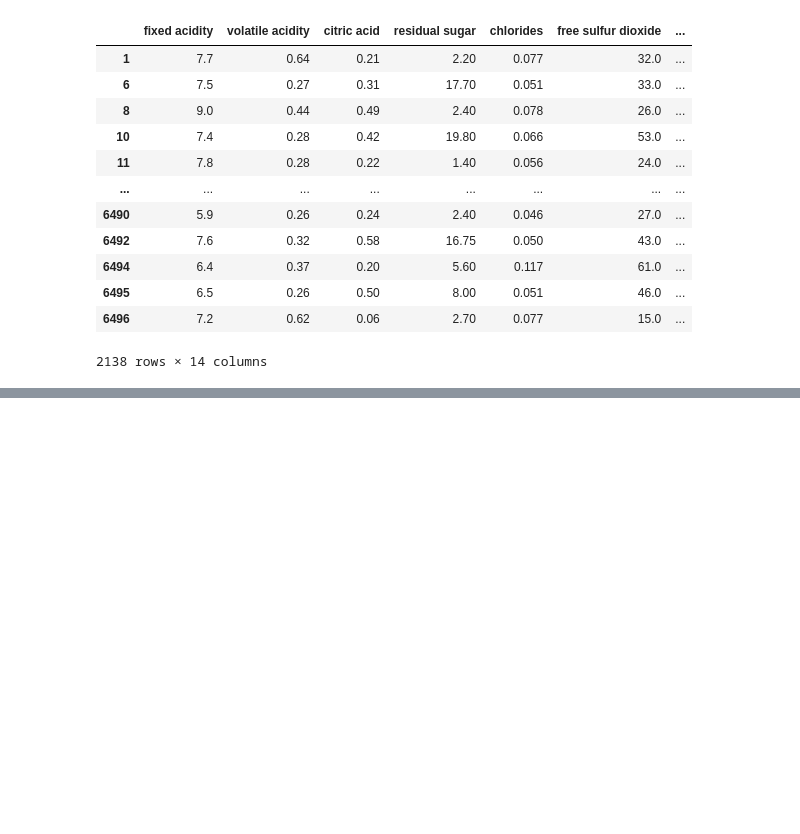
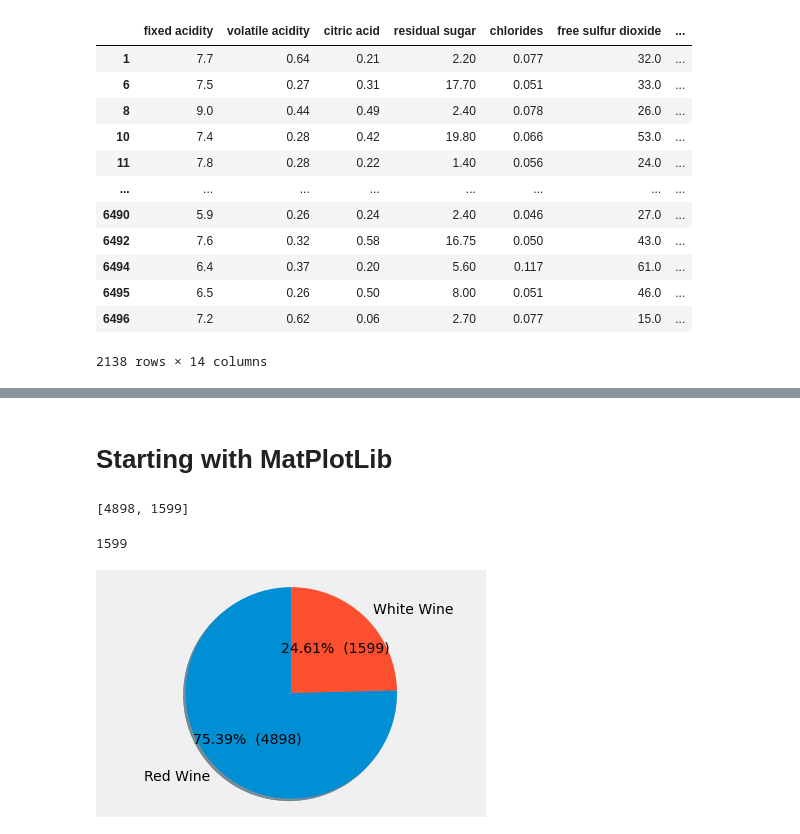
Before and after one commit to arjunpsk/BlueBerry-Winery, a Jupyter notebook: BlueBerry Winery.ipynb, the cells around one changed output, grey strips where cells are left out. Cells and saved outputs as stored; diff of their text form; code cells hidden in the pictures; blank space fills up the shorter version.

```diff
--- a/BlueBerry Winery.ipynb
+++ b/BlueBerry Winery.ipynb
@@ -258,0 +257,8 @@ dtype: int64
+# %%
+
+
+# here we are transforming these labels into categrical data type (specific to pandas) instead of simple string
+wines['wine_type'] = pd.Categorical(wines['wine_type'],
+categories=['Red', 'White'])
+display(wines.value_counts("wine_type"))
+display(wines.wine_type.value_counts().Red)
@@ -258,0 +329,49 @@ dtype: int64
+# %% [markdown]
+# Starting with MatPlotLib
+# %%
+# Create a pie chart showing the types of wines.
+
+plt.style.use("fivethirtyeight")
+
+# Convert categories to dict
+
+wines['wine_type'] = pd.Categorical(wines['wine_type'],
+categories=['Red', 'White'])
+
+wine_type_dict = list(wines.value_counts("wine_type"))
+print(wine_type_dict)
+
+display(wines.wine_type.value_counts().Red)
+
+#Make function to display values instead of percentage on pie chart
+
+def make_autopct(wine_type_dict):
+    def my_autopct(pct):
+        total = sum(wine_type_dict)
+        val = int(round(pct*total/100.0))
+        return '{p:.2f}%  ({v:d})'.format(p=pct,v=val)
+    return my_autopct
+
+def func(type_of_wine):
+  return "{:1.1f}%".format(type_of_wine)
+
+
+
+
+# Pie chart, where the slices will be ordered and plotted counter-clockwise:
+labels = 'Red Wine', 'White Wine'
+sizes = wines.value_counts("wine_type")
+explode = (0, 0)  # only "explode" the 2nd slice (i.e. 'Hogs')
+
+fig1, ax1 = plt.subplots()
+ax1.pie(sizes, explode=explode, labels=labels, autopct=make_autopct(wine_type_dict),
+        shadow=True, startangle=90)
+ax1.axis('equal')  # Equal aspect ratio ensures that pie is drawn as a circle.
+
+plt.show()
+
+# display(wines.value_counts("wine_type" == "Red"))
+# %% [output]
+[4898, 1599]
+1599
+[figure, added]
```
Also changed, not shown: parts of 13 cells of this notebook.
